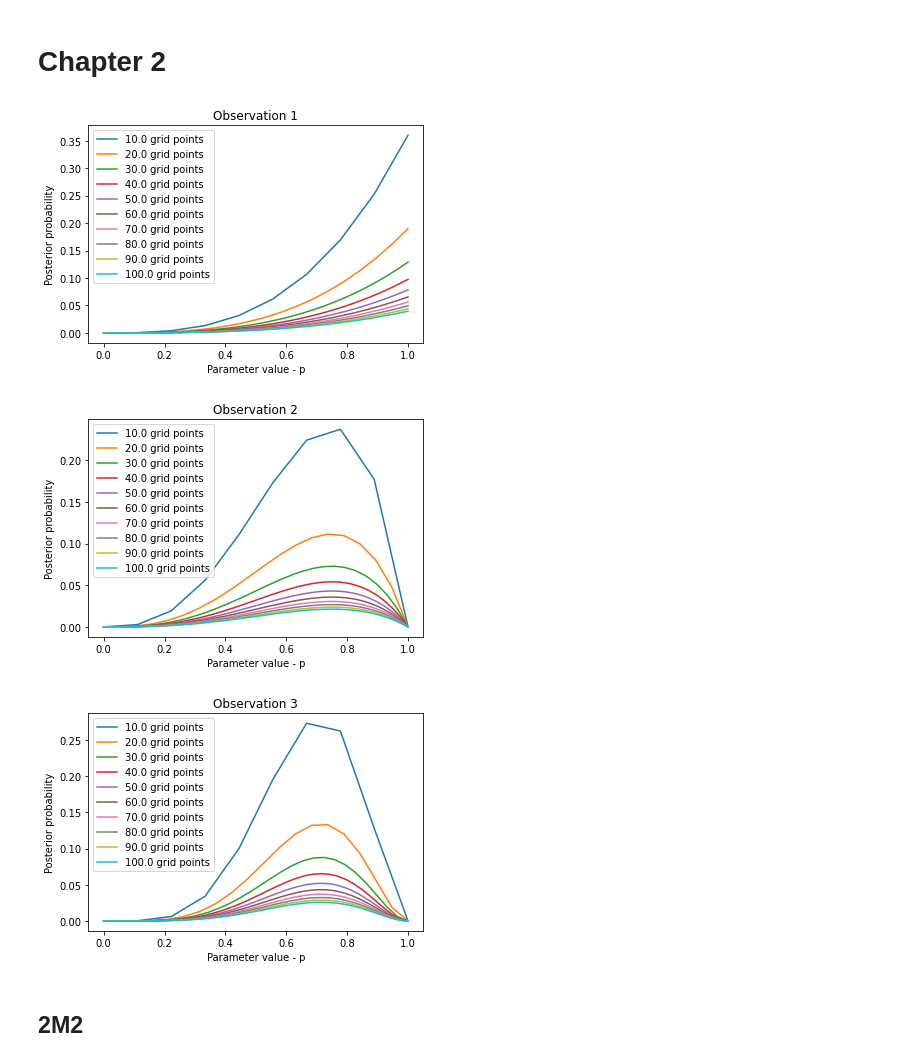
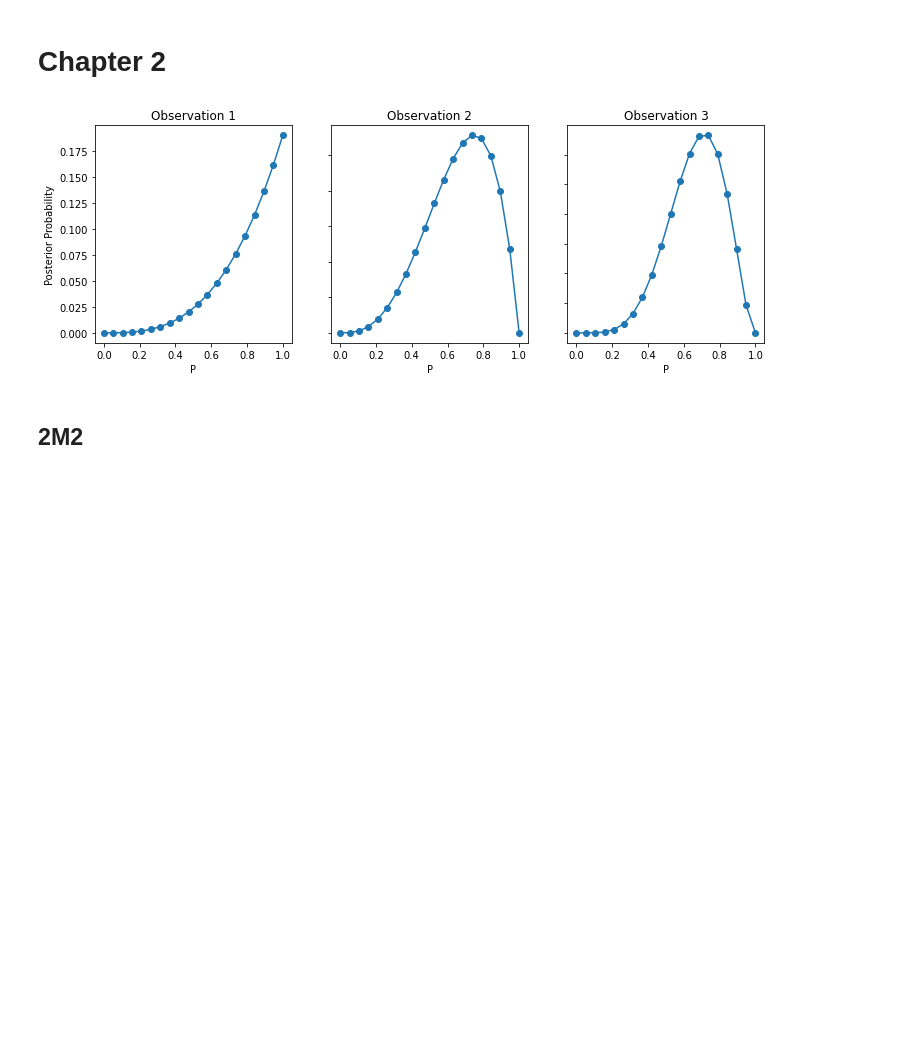
Before and after one commit to mdmanurung/rethinking-pymc, a Jupyter notebook: exercises/chapter_02.ipynb, the cells around one changed output. Saved outputs shown, nothing was run; the diff lists cells and outputs as text; code cells hidden in the pictures; blank space fills up the shorter version.

```diff
--- a/exercises/chapter_02.ipynb
+++ b/exercises/chapter_02.ipynb
@@ -16,30 +16,27 @@ W = np.array([3, 3, 5])
 # give the total number of trials
 Total = np.array([3, 4, 7])
 # %%
-# Get the plots for each scenario, trying different numbers of grid points for each
-for i, j, k in zip(W, Total, range(3)):
-    for n in np.linspace(10, 100, 10):
-        # get the grid of parameter values
-        p = np.linspace(0, 1, int(n))
-        # compute the likelihood for each value of p, assuming 6 success and 3 fails
-        likelihood = stats.binom.pmf(k=i, n=j, p=p)
-        # prior is unif(0,1)
-        prior = 1
-        # posterior
-        post = likelihood * prior
-        # normalise the posterior
-        post = post / np.sum(post)
-        plt.plot(p, post, label=str(n) + " grid points")
+fig, axs = plt.subplots(1, 3, figsize=(12,4))
 
-    plt.title("Observation " + str(k + 1))
-    plt.xlabel("Parameter value - p")
-    plt.ylabel("Posterior probability")
-    plt.legend()
-    plt.show()
+for i, j, ax, ix in zip(W, Total, np.ravel(axs), range(3)):
+    p = np.linspace(0, 1, 20)
+    # compute the likelihood for each value of p, assuming 6 success and 3 fails
+    likelihood = stats.binom.pmf(k=i, n=j, p=p)
+    # prior is step function
+    prior = 1
+    # posterior
+    post = likelihood * prior
+    # normalise the posterior
+    post = post / np.sum(post)
+    ax.plot(p, post)
+    ax.scatter(p, post)
+    ax.set_title("Observation " + str(ix + 1))
+    ax.set(xlabel="P", ylabel="Posterior Probability")
+
+for ax in axs.flat:
+    ax.label_outer()
 # %% [output]
-[figure, old version]
+[figure, new version]
-[figure, removed]
-[figure, removed]
 # %% [markdown]
 ## 2M2
 # %%
```
Also changed, not shown: parts of 3 cells of this notebook.
